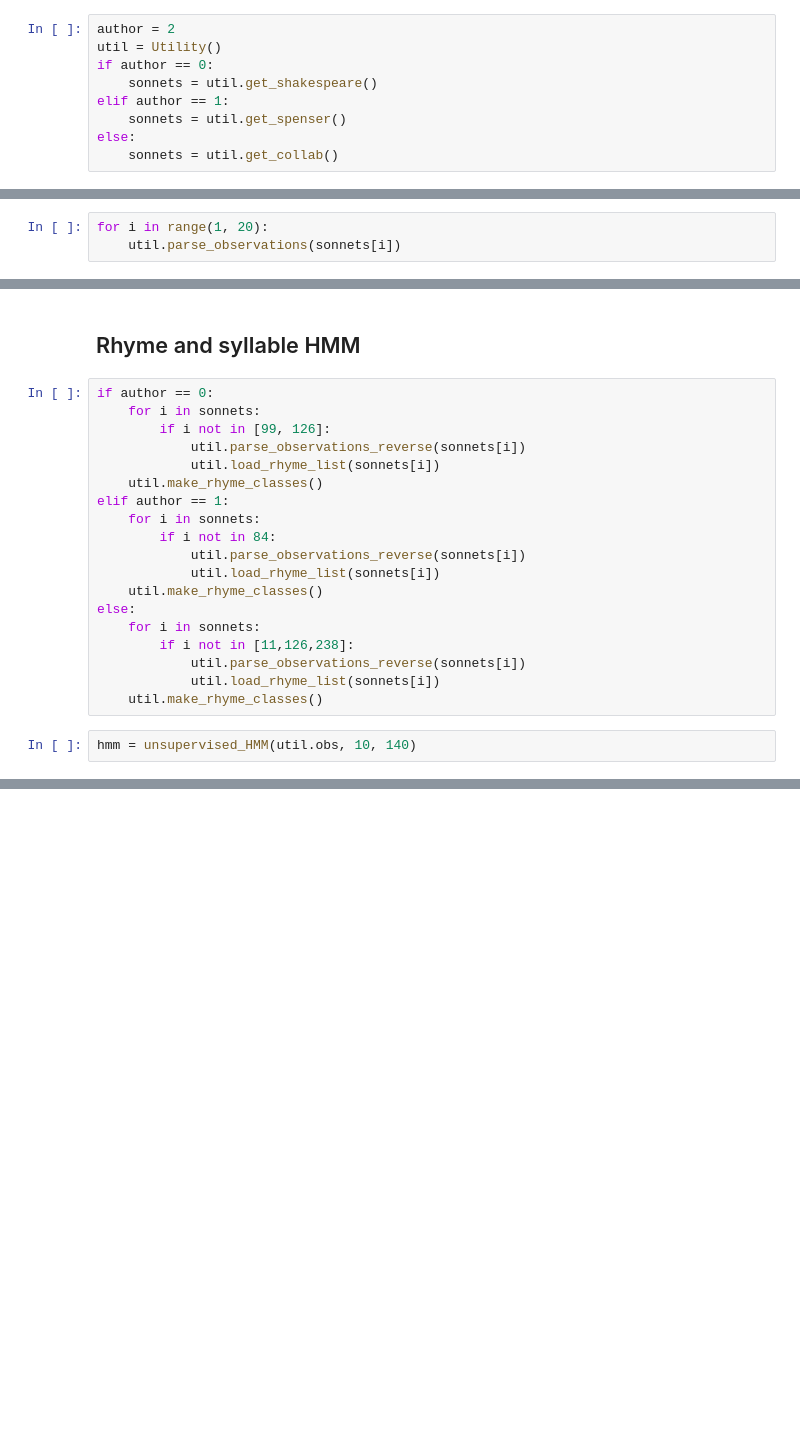
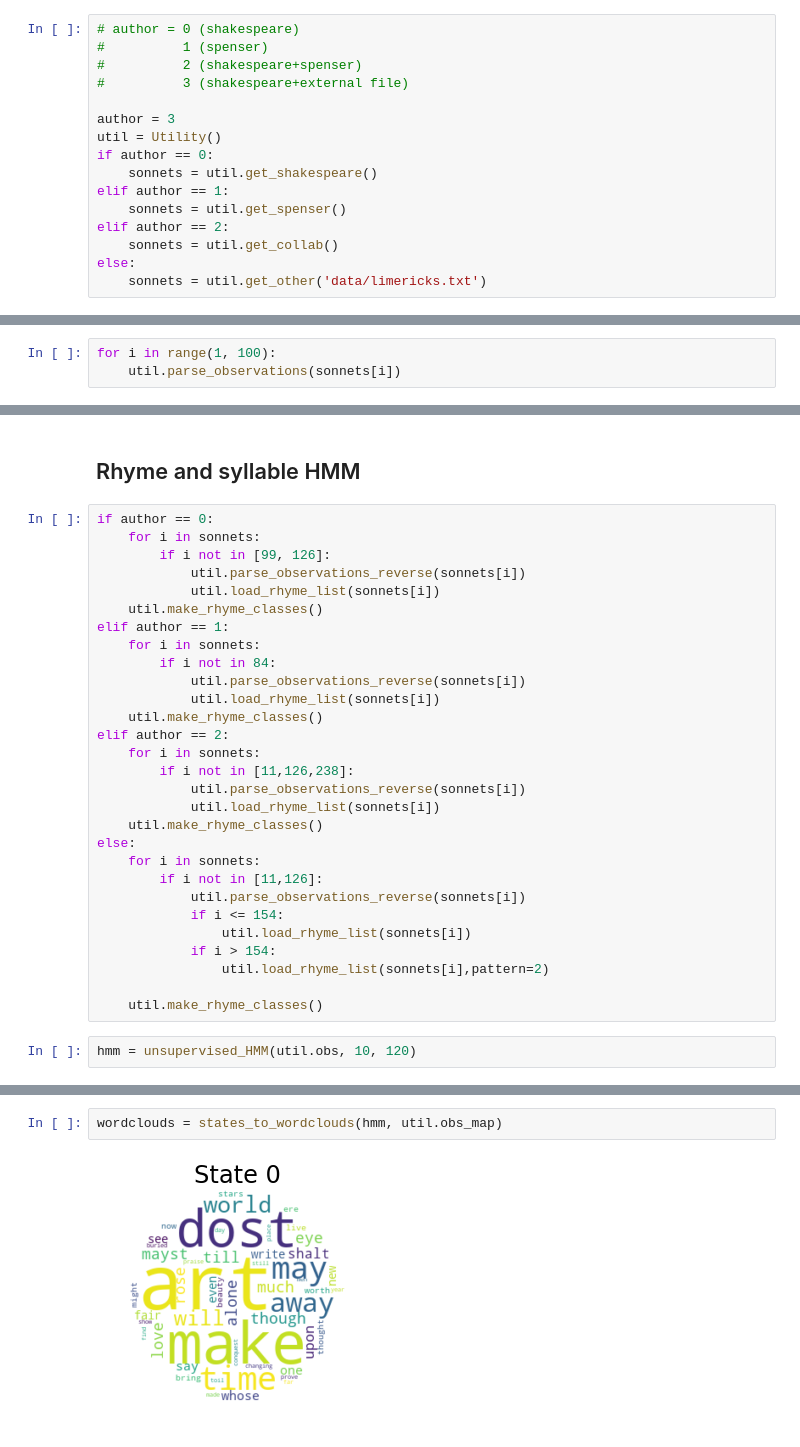
Before and after one commit to vlchen888/cs155-miniproject3, a Jupyter notebook: shakespeare_generation.ipynb, the cells around one changed output, grey strips where cells are left out. Saved outputs shown, nothing was run; the diff lists cells and outputs as text; blank space fills up the shorter version.

Commit message:
more limericks, lstm updated

```diff
--- a/shakespeare_generation.ipynb
+++ b/shakespeare_generation.ipynb
@@ -7,16 +14,23 @@ from Utility import Utility
 # %%
-author = 2
+# author = 0 (shakespeare)
+#          1 (spenser)
+#          2 (shakespeare+spenser)
+#          3 (shakespeare+external file)
+
+author = 3
 util = Utility()
 if author == 0:
     sonnets = util.get_shakespeare()
 elif author == 1:
     sonnets = util.get_spenser()
+elif author == 2:
+    sonnets = util.get_collab()
 else:
-    sonnets = util.get_collab()
+    sonnets = util.get_other('data/limericks.txt')
 # %% [markdown]
 ## Naive HMM
 # %%
-for i in range(1, 20):
+for i in range(1, 100):
     util.parse_observations(sonnets[i])
 # %%
 hmm = unsupervised_HMM(util.obs, 10, 100)
@@ -37,14 +71,24 @@ elif author == 1:
             util.parse_observations_reverse(sonnets[i])
             util.load_rhyme_list(sonnets[i])
     util.make_rhyme_classes()
-else:
+elif author == 2:
     for i in sonnets:
         if i not in [11,126,238]:
             util.parse_observations_reverse(sonnets[i])
             util.load_rhyme_list(sonnets[i])
     util.make_rhyme_classes()
+else:
+    for i in sonnets:
+        if i not in [11,126]:
+            util.parse_observations_reverse(sonnets[i])
+            if i <= 154:
+                util.load_rhyme_list(sonnets[i])
+            if i > 154:
+                util.load_rhyme_list(sonnets[i],pattern=2)
+
+    util.make_rhyme_classes()
 # %%
-hmm = unsupervised_HMM(util.obs, 10, 140)
+hmm = unsupervised_HMM(util.obs, 10, 120)
 # %% [output]
 Every 10 iterations, prints the Frobenius norm of the difference
 between A/O matrix from 10 iterations ago and the current A/O matrix
@@ -133,0 +272,4 @@ Thou more but makes doubt,
+# %%
+wordclouds = states_to_wordclouds(hmm, util.obs_map)
+# %% [output]
+[figure, added]
```
Also changed, not shown: parts of 14 cells of this notebook, 11 other files.
